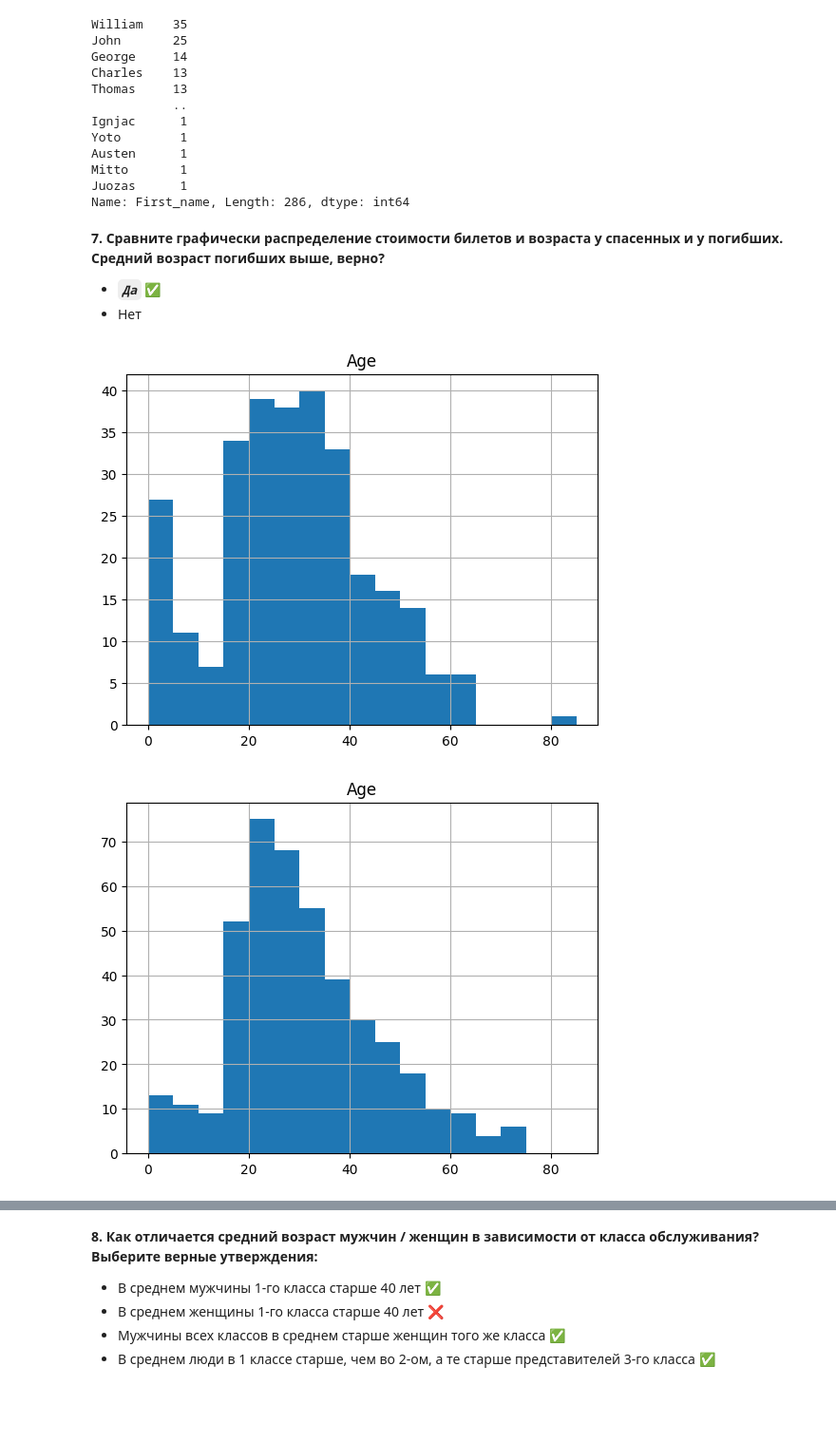
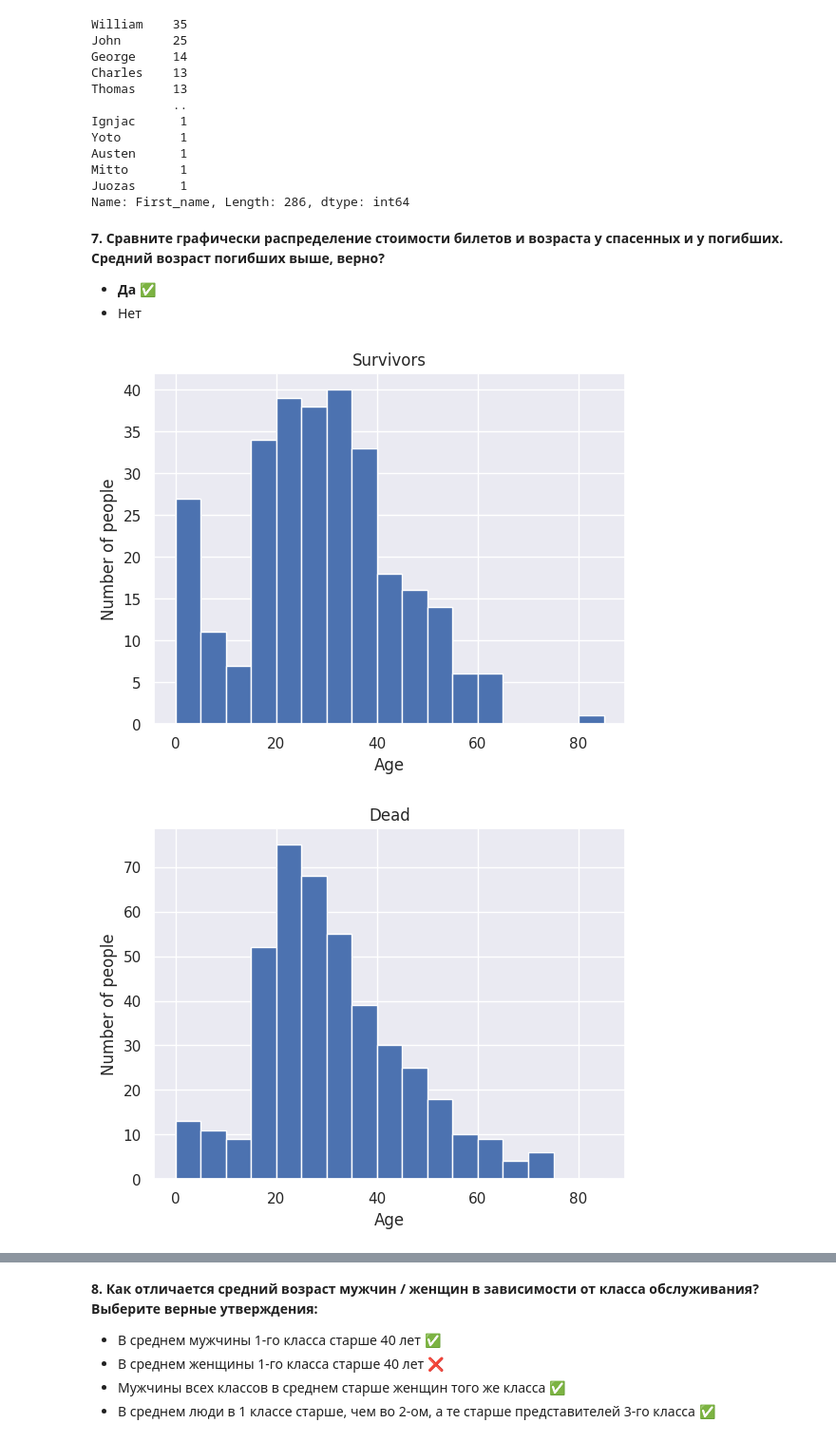
Before and after one commit to d1agnozzz/MTUCI-Data-Mining-Lab1, a Jupyter notebook: hw1_part1.ipynb, the cells around one changed output, grey strips where cells are left out. Shown at 95% size. Drawn from its saved outputs; the diff is of its cells as text; code cells hidden in the pictures; blank space fills up the shorter version.

```diff
--- a/hw1_part1.ipynb
+++ b/hw1_part1.ipynb
@@ -151,0 +127,3 @@ Males of Pclass 2: 108
+# %%
+import seaborn as sns
+sns.set()
@@ -235,16 +243,21 @@ Juozas      1
 Name: First_name, Length: 286, dtype: int64
 # %% [markdown]
 **7. Сравните графически распределение стоимости билетов и возраста у спасенных и у погибших. Средний возраст погибших выше, верно?**
-- ***`Да`*** ✅
+- __Да__ ✅
 - Нет
 # %%
-# Ваш код здесь
-# Комментарий: средний возраст выживших будет ниже из-за большего числа выживших детей
+data[data['Survived'] == 1].hist(column='Age', bins=range(0, 90, 5))
+ax = plt.gcf().gca()
+ax.set_title('Survivors')
+ax.set_xlabel('Age')
+ax.set_ylabel('Number of people')
 
-data[data['Survived'] == 1].hist(column='Age', bins=range(0, 90, 5))
 data[data['Survived'] == 0].hist(column='Age', bins=range(0, 90, 5))
-
+ax = plt.gcf().gca()
+ax.set_title('Dead')
+ax.set_xlabel('Age')
+ax.set_ylabel('Number of people')
 plt.show()
 # %% [output]
-[figure, old version]
+[figure, new version]
-[figure, old version]
+[figure, new version]
```
Also changed, not shown: parts of 15 cells of this notebook, 8 other files.
